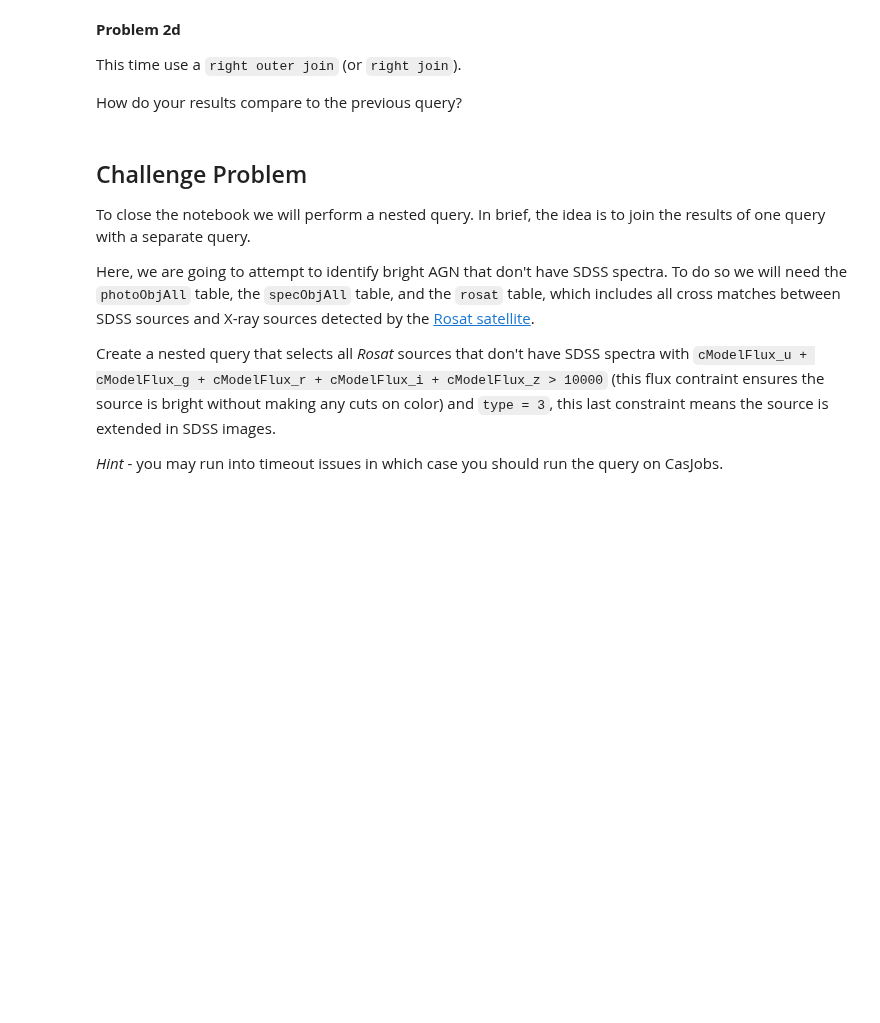
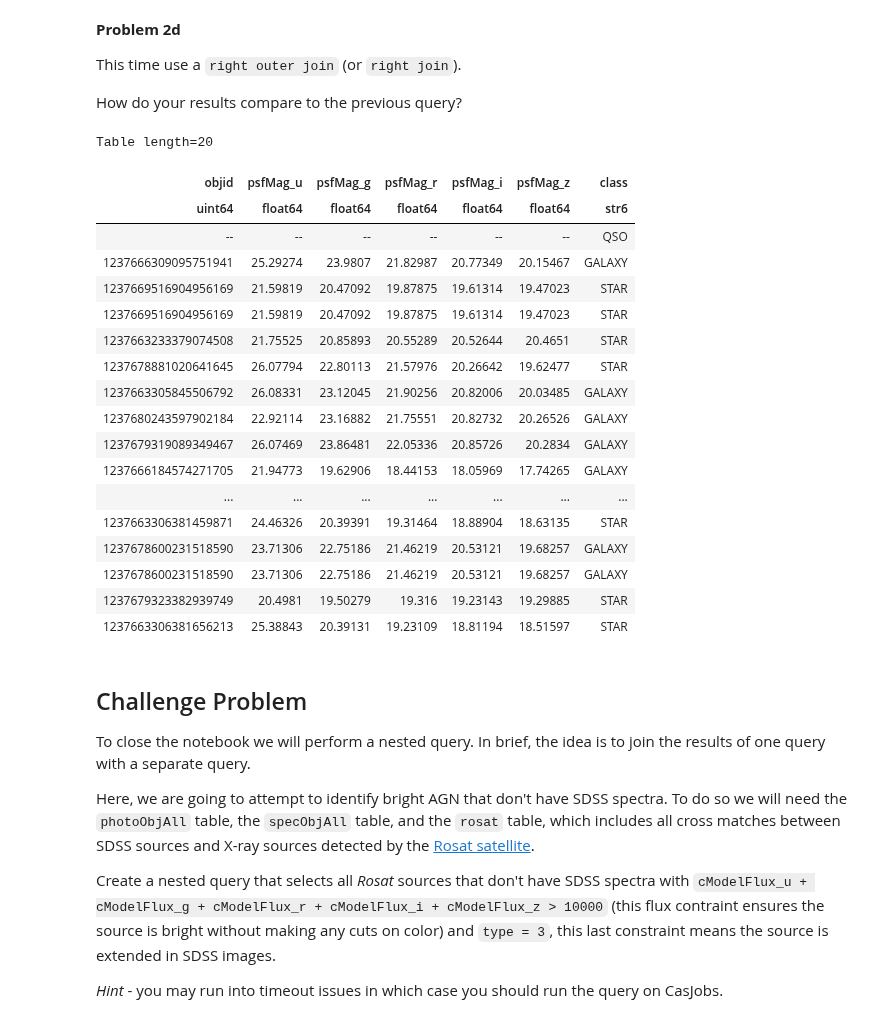
Before and after one commit to ASTR154/sql-tutorial, a Jupyter notebook: IntroToSQLite.ipynb, the cells around one changed output. Cells and saved outputs as stored; diff of their text form; code cells hidden in the pictures; blank space fills up the shorter version.

```diff
--- a/IntroToSQLite.ipynb
+++ b/IntroToSQLite.ipynb
@@ -136,3 +221,26 @@ SDSS.query_sql(  # complete
+# %%
+SDSS.query_sql( """SELECT TOP 20 objid, psfMag_u, psfMag_g, psfMag_r, psfMag_i, psfMag_z, class
+FROM PhotoObjAll RIGHT JOIN specObjAll ON objid = bestobjid""")
+# %% [output]
+Table length=20
+| objid | psfMag_u | psfMag_g | psfMag_r | psfMag_i | psfMag_z | class |
+| uint64 | float64 | float64 | float64 | float64 | float64 | str6 |
+| -- | -- | -- | -- | -- | -- | QSO |
+| 1237666309095751941 | 25.29274 | 23.9807 | 21.82987 | 20.77349 | 20.15467 | GALAXY |
+| 1237669516904956169 | 21.59819 | 20.47092 | 19.87875 | 19.61314 | 19.47023 | STAR |
+| 1237669516904956169 | 21.59819 | 20.47092 | 19.87875 | 19.61314 | 19.47023 | STAR |
+| 1237663233379074508 | 21.75525 | 20.85893 | 20.55289 | 20.52644 | 20.4651 | STAR |
+| 1237678881020641645 | 26.07794 | 22.80113 | 21.57976 | 20.26642 | 19.62477 | STAR |
+| 1237663305845506792 | 26.08331 | 23.12045 | 21.90256 | 20.82006 | 20.03485 | GALAXY |
+| 1237680243597902184 | 22.92114 | 23.16882 | 21.75551 | 20.82732 | 20.26526 | GALAXY |
+| 1237679319089349467 | 26.07469 | 23.86481 | 22.05336 | 20.85726 | 20.2834 | GALAXY |
+| 1237666184574271705 | 21.94773 | 19.62906 | 18.44153 | 18.05969 | 17.74265 | GALAXY |
+| ... | ... | ... | ... | ... | ... | ... |
+| 1237663306381459871 | 24.46326 | 20.39391 | 19.31464 | 18.88904 | 18.63135 | STAR |
+| 1237678600231518590 | 23.71306 | 22.75186 | 21.46219 | 20.53121 | 19.68257 | GALAXY |
+| 1237678600231518590 | 23.71306 | 22.75186 | 21.46219 | 20.53121 | 19.68257 | GALAXY |
+| 1237679323382939749 | 20.4981 | 19.50279 | 19.316 | 19.23143 | 19.29885 | STAR |
+| 1237663306381656213 | 25.38843 | 20.39131 | 19.23109 | 18.81194 | 18.51597 | STAR |
 # %% [markdown]
 ## Challenge Problem
 
```
Also changed, not shown: parts of 15 cells of this notebook.
